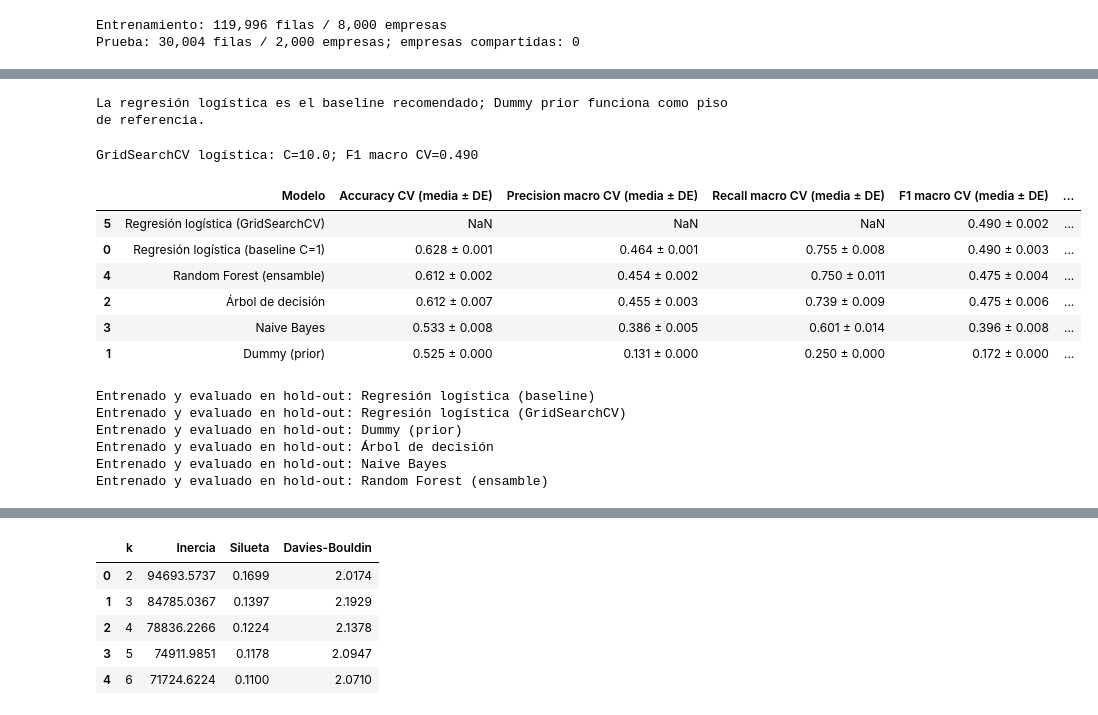
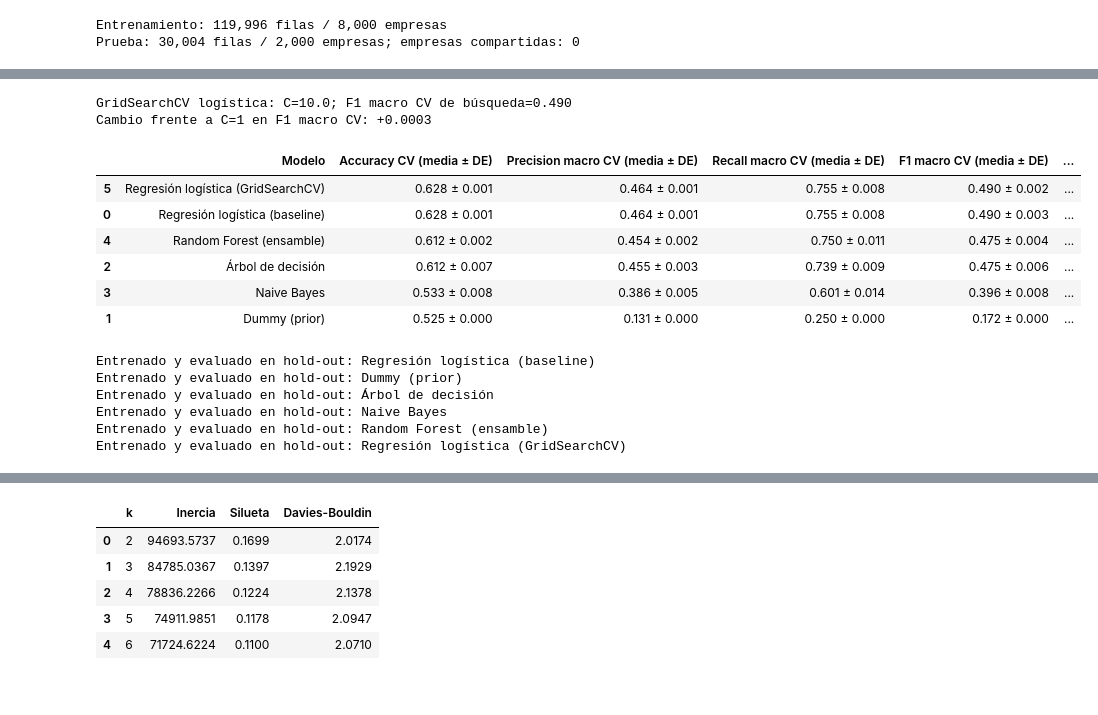
Before and after one commit to TaniaGorosito/aa-2026-entorno, a Jupyter notebook: proyecto_equipo/notebooks/07_clasificacion.ipynb, the cells around one changed output, grey strips where cells are left out. Saved outputs shown, nothing was run; the diff lists cells and outputs as text; code cells hidden in the pictures.

Commit message:
Corrige validacion y grilla de clasificacion TP3

```diff
--- a/proyecto_equipo/notebooks/07_clasificacion.ipynb
+++ b/proyecto_equipo/notebooks/07_clasificacion.ipynb
@@ -160,34 +153,3 @@ Cuatro clasificadores inicializados; la regresión logística se usa como refere
-# %%
-# La consigna recomienda regresión logística como baseline; Dummy prior agrega un piso simple.
-pipe_lr = Pipeline([
-    ("prepro", crear_preprocesador()),
-    ("modelo", LogisticRegression(C=1.0, max_iter=700, class_weight="balanced", random_state=SEMILLA)),
-])
-pipe_dummy = Pipeline([("prepro", crear_preprocesador()), ("modelo", DummyClassifier(strategy="prior"))])
-# Profundidad y tamaño mínimo de hoja limitan reglas frágiles; class_weight atiende el desbalance.
-pipe_dt = Pipeline([
-    ("prepro", crear_preprocesador()),
-    ("modelo", DecisionTreeClassifier(max_depth=8, min_samples_leaf=50, class_weight="balanced", random_state=SEMILLA)),
-])
-pipe_nb = Pipeline([("prepro", crear_preprocesador()), ("modelo", GaussianNB())])
-# Random Forest es el ensamble bagging; los límites de profundidad/hoja controlan su complejidad.
-pipe_rf = Pipeline([
-    ("prepro", crear_preprocesador()),
-    ("modelo", RandomForestClassifier(
-        n_estimators=100, max_depth=10, min_samples_leaf=20,
-        class_weight="balanced", random_state=SEMILLA, n_jobs=1,
-    )),
-])
-modelos_cv = {
-    "Regresión logística (baseline C=1)": pipe_lr,
-    "Dummy (prior)": pipe_dummy,
-    "Árbol de decisión": pipe_dt,
-    "Naive Bayes": pipe_nb,
-    "Random Forest (ensamble)": pipe_rf,
-}
-print("La regresión logística es el baseline recomendado; Dummy prior funciona como piso de referencia.")
-# %% [output]
-La regresión logística es el baseline recomendado; Dummy prior funciona como piso de referencia.
 # %%
 # Validación cruzada estratificada y agrupada; las filas de una empresa nunca cruzan folds.
 cv_grupos = StratifiedGroupKFold(n_splits=5, shuffle=True, random_state=SEMILLA + 1)
@@ -201,78 +163,73 @@ scoring_clasif = {
     "Kappa": make_scorer(cohen_kappa_score),
 }
 resultados_cv_tp3 = {}
-for nombre, modelo in modelos_cv.items():
+for nombre, modelo in modelos_clasif.items():
     resultados_cv_tp3[nombre] = cross_validate(
         modelo, X_train, y_train, cv=cv_splits, scoring=scoring_clasif,
         return_train_score=True, n_jobs=1,
     )
 
-# Búsqueda de C para logística usando los mismos folds agrupados; el test no participa.
-# Se conserva la logística C=1 como baseline visible y se compara también la versión ajustada.
+# Búsqueda de C para logística con los mismos folds; el test no participa.
+# Se amplía la grilla para comprobar si el óptimo deja de quedar en el borde.
 grilla_logistica = GridSearchCV(
     pipe_lr,
-    param_grid={"modelo__C": [0.03, 0.1, 0.3, 1.0, 3.0, 10.0]},
+    param_grid={"modelo__C": [0.03, 0.1, 0.3, 1.0, 3.0, 10.0, 30.0, 100.0]},
     scoring="f1_macro", cv=cv_splits, n_jobs=1, return_train_score=True, refit=True,
 )
 grilla_logistica.fit(X_train, y_train)
 pipe_lr_ajustada = grilla_logistica.best_estimator_
-print(f"GridSearchCV logística: C={grilla_logistica.best_params_['modelo__C']}; F1 macro CV={grilla_logistica.best_score_:.3f}")
+print(f"GridSearchCV logística: C={grilla_logistica.best_params_['modelo__C']}; F1 macro CV de búsqueda={grilla_logistica.best_score_:.3f}")
+f1_lr_base = resultados_cv_tp3["Regresión logística (baseline)"]["test_F1 macro"].mean()
+print(f"Cambio frente a C=1 en F1 macro CV: {grilla_logistica.best_score_ - f1_lr_base:+.4f}")
+
+# Evaluar la logística ajustada con todas las métricas, incluida Kappa, en los mismos folds.
+resultados_cv_tp3["Regresión logística (GridSearchCV)"] = cross_validate(
+    pipe_lr_ajustada, X_train, y_train, cv=cv_splits, scoring=scoring_clasif,
+    return_train_score=True, n_jobs=1,
+)
+# Añadir el modelo ajustado al mismo diccionario, sin redefinir los pipelines base.
+modelos_clasif["Regresión logística (GridSearchCV)"] = pipe_lr_ajustada
 
 filas_cv_tp3 = []
 for nombre, r in resultados_cv_tp3.items():
     fila = {"Modelo": nombre}
     for metrica in ["Accuracy", "Precision macro", "Recall macro", "F1 macro", "F1 ponderado", "Kappa"]:
         vals = r[f"test_{metrica}"]
         tr = r[f"train_{metrica}"]
         fila[f"{metrica} CV (media ± DE)"] = f"{vals.mean():.3f} ± {vals.std(ddof=1):.3f}"
         if metrica == "F1 macro":
             fila["F1 macro CV media"] = vals.mean()
             fila["F1 macro train CV media"] = tr.mean()
             fila["Brecha F1 macro CV"] = tr.mean() - vals.mean()
+    fila["Tiempo ajuste CV (s)"] = f"{r['fit_time'].mean():.2f} ± {r['fit_time'].std(ddof=1):.2f}"
     filas_cv_tp3.append(fila)
-# Recuperar scores por fold para C ganador, no solo el máximo agregado.
-idx_c = grilla_logistica.best_index_
-fold_f1 = np.array([grilla_logistica.cv_results_[f"split{i}_test_score"][idx_c] for i in range(len(cv_splits))])
-fold_f1_train = np.array([grilla_logistica.cv_results_[f"split{i}_train_score"][idx_c] for i in range(len(cv_splits))])
-filas_cv_tp3.append({
-    "Modelo": "Regresión logística (GridSearchCV)",
-    "F1 macro CV (media ± DE)": f"{fold_f1.mean():.3f} ± {fold_f1.std(ddof=1):.3f}",
-    "F1 macro CV media": fold_f1.mean(), "F1 macro train CV media": fold_f1_train.mean(),
-    "Brecha F1 macro CV": fold_f1_train.mean() - fold_f1.mean(),
-})
 df_cv_tp3 = pd.DataFrame(filas_cv_tp3).sort_values("F1 macro CV media", ascending=False)
 display(df_cv_tp3.drop(columns=["F1 macro CV media", "F1 macro train CV media", "Brecha F1 macro CV"], errors="ignore"))
 df_cv_tp3.to_csv(SALIDAS / "validacion_cruzada_tp3.csv", index=False)
 
-modelos_clasif = {
-    "Regresión logística (baseline)": pipe_lr,
-    "Regresión logística (GridSearchCV)": pipe_lr_ajustada,
-    "Dummy (prior)": pipe_dummy,
-    "Árbol de decisión": pipe_dt,
-    "Naive Bayes": pipe_nb,
-    "Random Forest (ensamble)": pipe_rf,
-}
+# Ajustar cada modelo una sola vez en el conjunto completo de entrenamiento y medir train/test.
 predicciones_train, predicciones_test = {}, {}
 for nombre, modelo in modelos_clasif.items():
     modelo.fit(X_train, y_train)
     predicciones_train[nombre] = modelo.predict(X_train)
     predicciones_test[nombre] = modelo.predict(X_test)
     print(f"Entrenado y evaluado en hold-out: {nombre}")
 # %% [output]
-GridSearchCV logística: C=10.0; F1 macro CV=0.490
+GridSearchCV logística: C=10.0; F1 macro CV de búsqueda=0.490
+Cambio frente a C=1 en F1 macro CV: +0.0003
 |  | Modelo | Accuracy CV (media ± DE) | Precision macro CV (media ± DE) | Recall macro CV (media ± DE) | F1 macro CV (media ± DE) | ... |
-| 5 | Regresión logística (GridSearchCV) | NaN | NaN | NaN | 0.490 ± 0.002 | ... |
-| 0 | Regresión logística (baseline C=1) | 0.628 ± 0.001 | 0.464 ± 0.001 | 0.755 ± 0.008 | 0.490 ± 0.003 | ... |
+| 5 | Regresión logística (GridSearchCV) | 0.628 ± 0.001 | 0.464 ± 0.001 | 0.755 ± 0.008 | 0.490 ± 0.002 | ... |
+| 0 | Regresión logística (baseline) | 0.628 ± 0.001 | 0.464 ± 0.001 | 0.755 ± 0.008 | 0.490 ± 0.003 | ... |
 | 4 | Random Forest (ensamble) | 0.612 ± 0.002 | 0.454 ± 0.002 | 0.750 ± 0.011 | 0.475 ± 0.004 | ... |
 | 2 | Árbol de decisión | 0.612 ± 0.007 | 0.455 ± 0.003 | 0.739 ± 0.009 | 0.475 ± 0.006 | ... |
 | 3 | Naive Bayes | 0.533 ± 0.008 | 0.386 ± 0.005 | 0.601 ± 0.014 | 0.396 ± 0.008 | ... |
 | 1 | Dummy (prior) | 0.525 ± 0.000 | 0.131 ± 0.000 | 0.250 ± 0.000 | 0.172 ± 0.000 | ... |
 Entrenado y evaluado en hold-out: Regresión logística (baseline)
-Entrenado y evaluado en hold-out: Regresión logística (GridSearchCV)
 Entrenado y evaluado en hold-out: Dummy (prior)
 Entrenado y evaluado en hold-out: Árbol de decisión
 Entrenado y evaluado en hold-out: Naive Bayes
 Entrenado y evaluado en hold-out: Random Forest (ensamble)
+Entrenado y evaluado en hold-out: Regresión logística (GridSearchCV)
 # %%
 filas_metricas = []
 for nombre in modelos_clasif:
```
Also changed, not shown: parts of 5 cells of this notebook, 1 other file.
